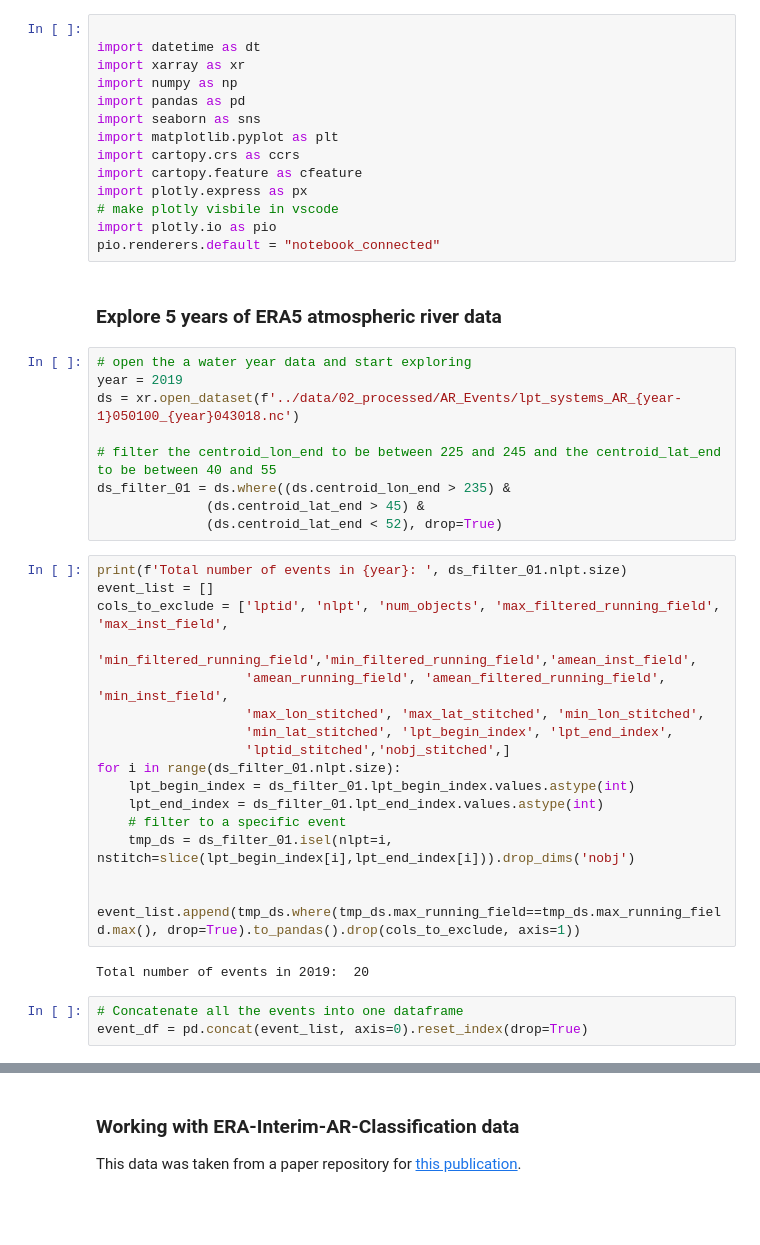
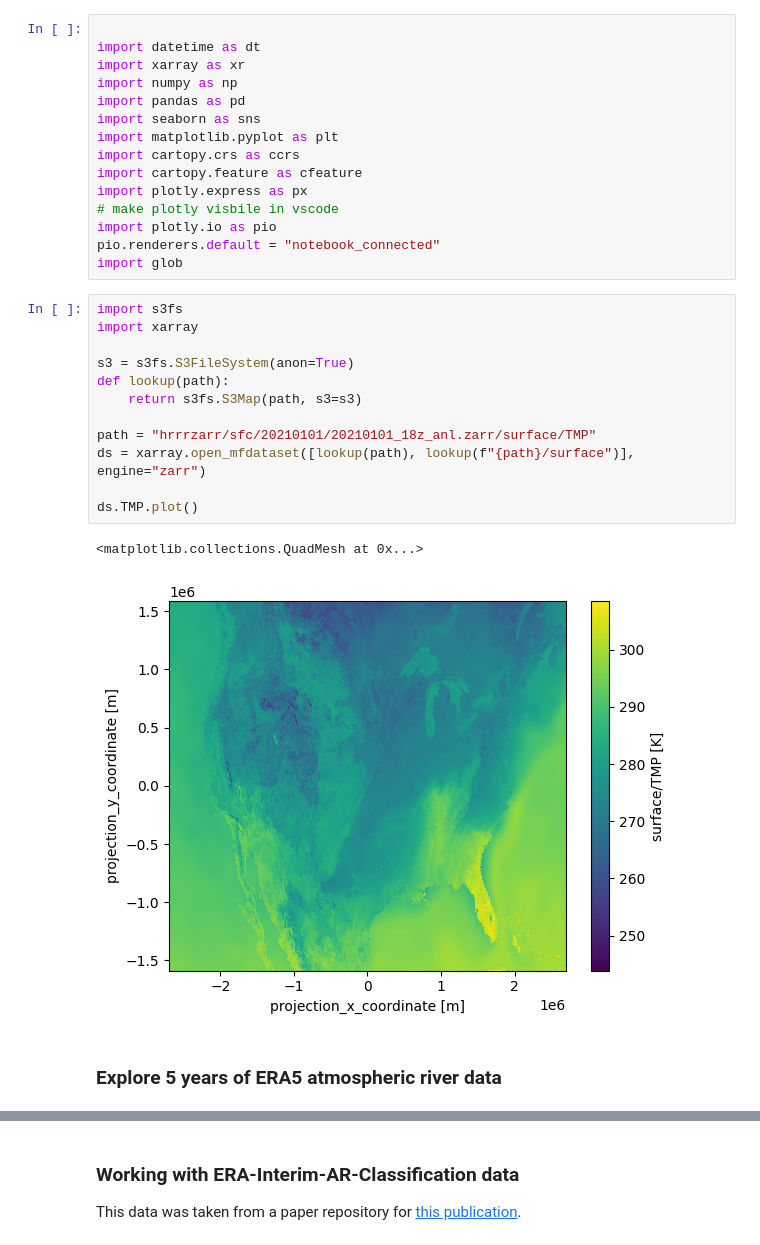
Before and after one commit to UW-ESS-DS/MLGeo-2023-Atmospheric-Rivers, a Jupyter notebook: notebooks/03_data_characterization.ipynb, the cells around one changed output, grey strips where cells are left out. Cells and saved outputs as stored; diff of their text form; blank space fills up the shorter version.

```diff
--- a/notebooks/03_data_characterization.ipynb
+++ b/notebooks/03_data_characterization.ipynb
@@ -12,35 +12,21 @@ import plotly.express as px
 # make plotly visbile in vscode
 import plotly.io as pio
 pio.renderers.default = "notebook_connected"
+import glob
+# %%
+import s3fs
+import xarray
+
+s3 = s3fs.S3FileSystem(anon=True)
+def lookup(path):
+    return s3fs.S3Map(path, s3=s3)
+
+path = "hrrrzarr/sfc/20210101/20210101_18z_anl.zarr/surface/TMP"
+ds = xarray.open_mfdataset([lookup(path), lookup(f"{path}/surface")], engine="zarr")
+
+ds.TMP.plot()
+# %% [output]
+<matplotlib.collections.QuadMesh at 0x...>
+[figure, added]
 # %% [markdown]
 ### Explore 5 years of ERA5 atmospheric river data
-# %%
-# open the a water year data and start exploring
-year = 2019
-ds = xr.open_dataset(f'../data/02_processed/AR_Events/lpt_systems_AR_{year-1}050100_{year}043018.nc')
-
-# filter the centroid_lon_end to be between 225 and 245 and the centroid_lat_end to be between 40 and 55
-ds_filter_01 = ds.where((ds.centroid_lon_end > 235) &
-              (ds.centroid_lat_end > 45) &
-              (ds.centroid_lat_end < 52), drop=True)
-# %%
-print(f'Total number of events in {year}: ', ds_filter_01.nlpt.size)
-event_list = []
-cols_to_exclude = ['lptid', 'nlpt', 'num_objects', 'max_filtered_running_field', 'max_inst_field',
-                   'min_filtered_running_field','min_filtered_running_field','amean_inst_field',
-                   'amean_running_field', 'amean_filtered_running_field', 'min_inst_field',
-                   'max_lon_stitched', 'max_lat_stitched', 'min_lon_stitched',
-                   'min_lat_stitched', 'lpt_begin_index', 'lpt_end_index',
-                   'lptid_stitched','nobj_stitched',]
-for i in range(ds_filter_01.nlpt.size):
-    lpt_begin_index = ds_filter_01.lpt_begin_index.values.astype(int)
-    lpt_end_index = ds_filter_01.lpt_end_index.values.astype(int)
-    # filter to a specific event
-    tmp_ds = ds_filter_01.isel(nlpt=i, nstitch=slice(lpt_begin_index[i],lpt_end_index[i])).drop_dims('nobj')
-
-    event_list.append(tmp_ds.where(tmp_ds.max_running_field==tmp_ds.max_running_field.max(), drop=True).to_pandas().drop(cols_to_exclude, axis=1))
-# %% [output]
-Total number of events in 2019:  20
-# %%
-# Concatenate all the events into one dataframe
-event_df = pd.concat(event_list, axis=0).reset_index(drop=True)
```
Also changed, not shown: parts of 26 cells of this notebook, 3 other files.
